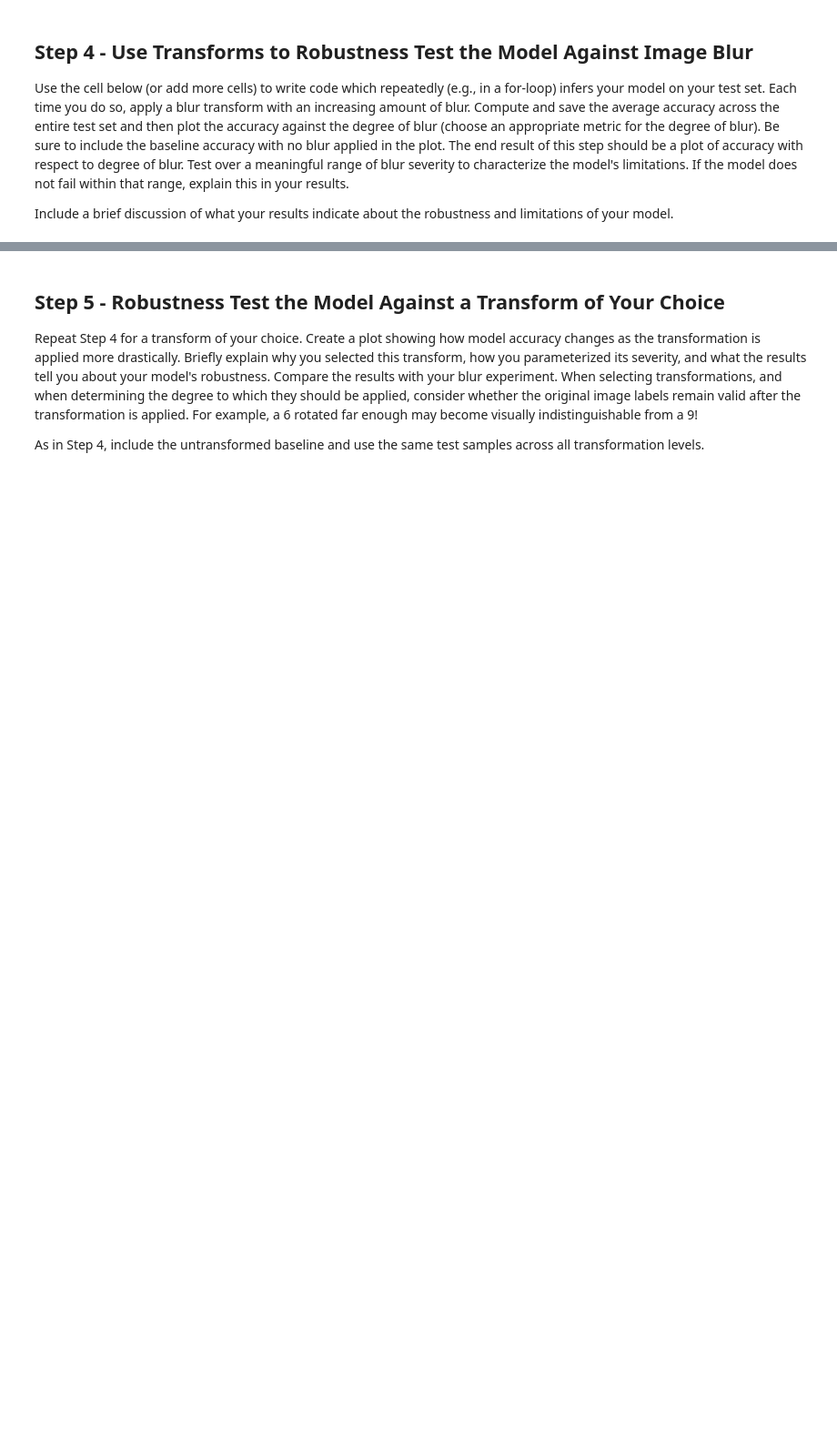
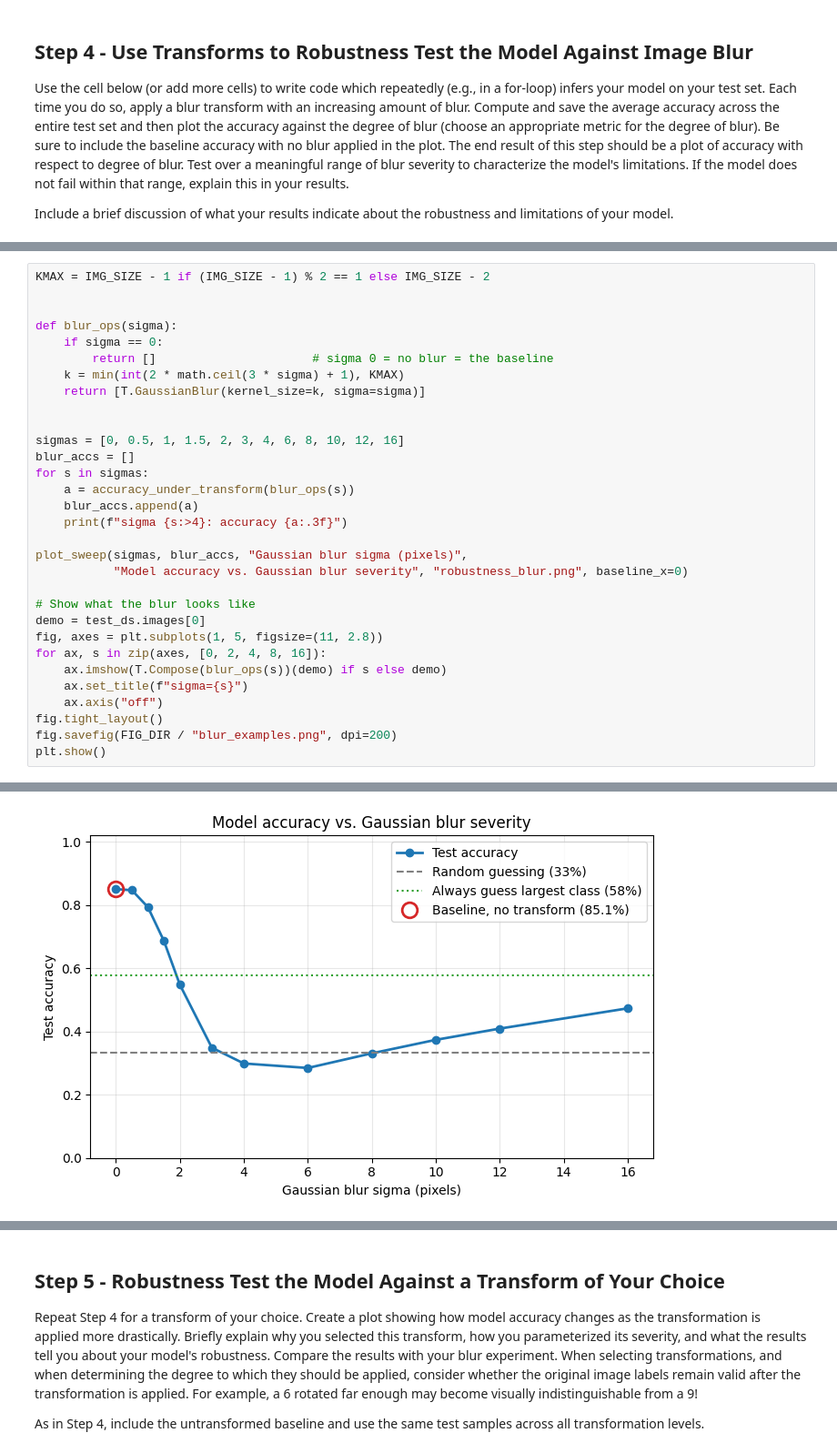
Before and after one commit to soymlk94/assignment02-mine, a Jupyter notebook: assignment/task-01.ipynb, the cells around one changed output, grey strips where cells are left out. Shown at 91% size. Drawn from its saved outputs; the diff is of its cells as text; blank space fills up the shorter version.

```diff
--- a/assignment/task-01.ipynb
+++ b/assignment/task-01.ipynb
@@ -90,0 +383,32 @@ Include a brief discussion of what your results indicate about the robustness an
+# %%
+KMAX = IMG_SIZE - 1 if (IMG_SIZE - 1) % 2 == 1 else IMG_SIZE - 2
+
+
+def blur_ops(sigma):
+    if sigma == 0:
+        return []                      # sigma 0 = no blur = the baseline
+    k = min(int(2 * math.ceil(3 * sigma) + 1), KMAX)
+    return [T.GaussianBlur(kernel_size=k, sigma=sigma)]
+
+
+sigmas = [0, 0.5, 1, 1.5, 2, 3, 4, 6, 8, 10, 12, 16]
+blur_accs = []
+for s in sigmas:
+    a = accuracy_under_transform(blur_ops(s))
+    blur_accs.append(a)
+    print(f"sigma {s:>4}: accuracy {a:.3f}")
+
+plot_sweep(sigmas, blur_accs, "Gaussian blur sigma (pixels)",
+           "Model accuracy vs. Gaussian blur severity", "robustness_blur.png", baseline_x=0)
+
+# Show what the blur looks like
+demo = test_ds.images[0]
+fig, axes = plt.subplots(1, 5, figsize=(11, 2.8))
+for ax, s in zip(axes, [0, 2, 4, 8, 16]):
+    ax.imshow(T.Compose(blur_ops(s))(demo) if s else demo)
+    ax.set_title(f"sigma={s}")
+    ax.axis("off")
+fig.tight_layout()
+fig.savefig(FIG_DIR / "blur_examples.png", dpi=200)
+plt.show()
+# %% [output]
@@ -90,0 +427 @@ Include a brief discussion of what your results indicate about the robustness an
+[figure, added]
```
Also changed, not shown: parts of 18 cells of this notebook.
